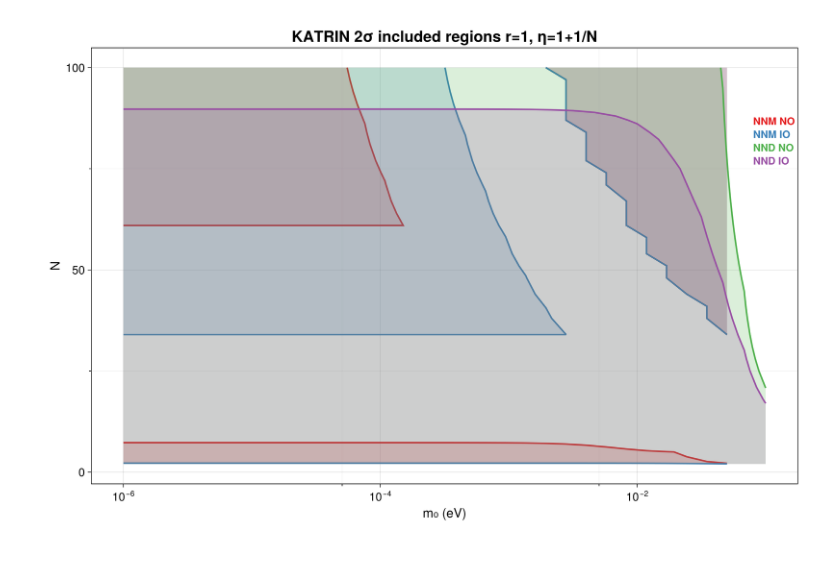
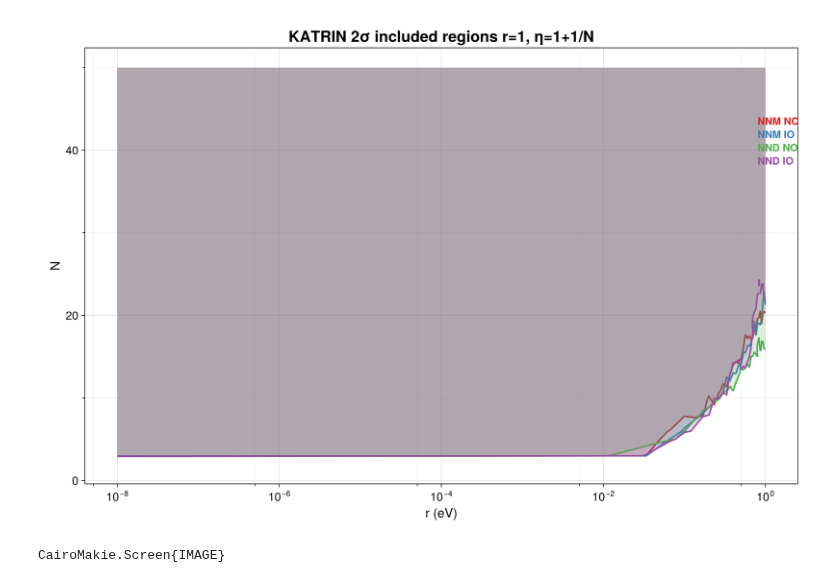
Before and after one commit to philippeller/Newtrinos.jl, a Jupyter notebook: notebooks/plots_final.ipynb, the cells around one changed output. Saved outputs shown, nothing was run; the diff lists cells and outputs as text; code cells hidden in the pictures.

```diff
--- a/notebooks/plots_final.ipynb
+++ b/notebooks/plots_final.ipynb
@@ -117,36 +117,37 @@ function superpose_contours(file_paths::Vector{String};
 
         fractions_y = range(0.85, 0.75, length=length(experiments))
         y_positions = [position_in_range(y_min, y_max, f) for f in fractions_y]
         x_position = position_in_range(x_min, x_max, 0.8)
 
         for (idx, label) in enumerate(experiments)
             color = colors[idx]
             text!(ax, x_position, y_positions[idx],
                   text = label,
                   fontsize = 16,
                   color = color,
                   font = :bold)
         end
     end
 
     f
 end
 
-file_paths = ["/home/sofialon/Newtrinos.jl/plots_fix/scan_new/scan_katrin_m0N_r=1_η=1+1N_NNM_NO.jld2",
-                "/home/sofialon/Newtrinos.jl/plots_fix/scan_new/scan_katrin_m0N_r=1_η=1+1N_NNM_IO.jld2",
-                "/home/sofialon/Newtrinos.jl/plots_fix/scan_new/scan_katrin_m0N_r=1_η=1+1N_NND_NO.jld2",
-                "/home/sofialon/Newtrinos.jl/plots_fix/scan_new/scan_katrin_m0N_r=1_η=1+1N_NND_IO.jld2"]
+file_paths = ["/home/sofialon/Newtrinos.jl/plots_fix/scan_new/scan_dayabay_Nr_m0=0.01_η=1+1N_NNM_NO.jld2",
+                "/home/sofialon/Newtrinos.jl/plots_fix/scan_new/scan_dayabay_Nr_m0=0.01_η=1+1N_NNM_IO.jld2",
+                "/home/sofialon/Newtrinos.jl/plots_fix/scan_new/scan_dayabay_Nr_m0=0.01_η=1+1N_NND_NO.jld2",
+                "/home/sofialon/Newtrinos.jl/plots_fix/scan_new/scan_dayabay_Nr_m0=0.01_η=1+1N_NND_IO.jld2"]
 
 fig = superpose_contours(file_paths;
     title="KATRIN 2σ included regions r=1, η=1+1/N",
     experiments = ["NNM NO", "NNM IO", "NND NO", "NND IO"],
     colorscheme = :Set1_9,
     color_step = 1,
     xscale=log10,
     #yscale=log10
     )
 
 display(fig)
-save("/home/sofialon/Newtrinos.jl/plots_fix/plots_new/superposed_contours_katrin_m0N.png", fig)
+#save("/home/sofialon/Newtrinos.jl/plots_fix/plots_new/superposed_contours_dayabaylegend_m0N.png", fig)
 # %% [output]
-[figure, old version]
+[figure, new version]
+CairoMakie.Screen{IMAGE}
```
Also changed, not shown: parts of 4 cells of this notebook, 33 other files.
